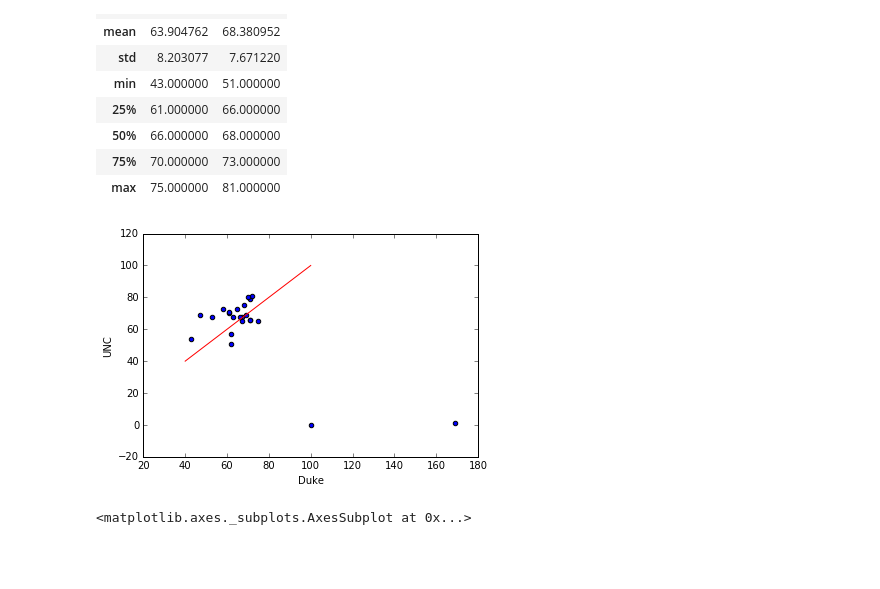
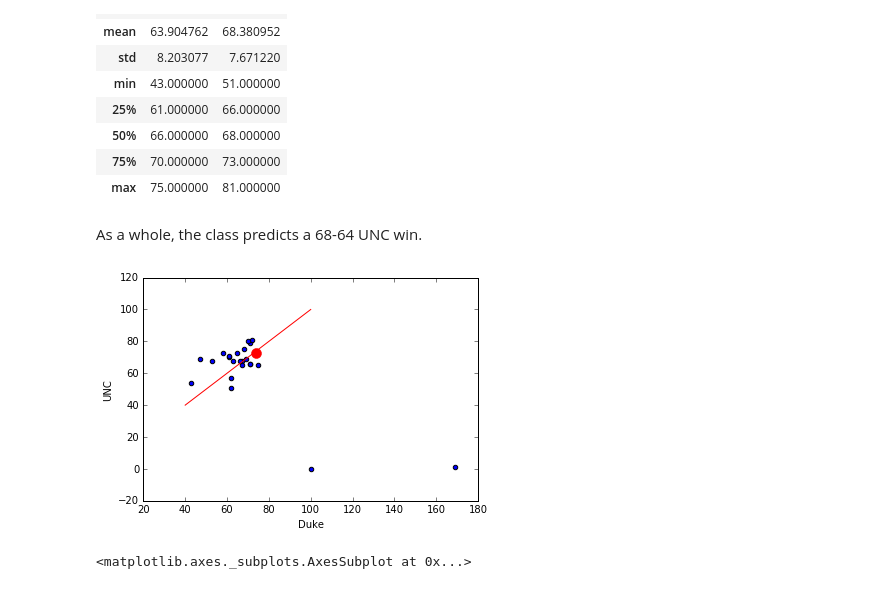
Before and after one commit to cczysz/nc-bb, a Jupyter notebook: SmithBasketball.ipynb, the cells around one changed output. Drawn from its saved outputs; the diff is of its cells as text; code cells hidden in the pictures; blank space fills up the shorter version.

```diff
--- a/SmithBasketball.ipynb
+++ b/SmithBasketball.ipynb
@@ -5,6 +5,9 @@ import scipy
 from pandas import *
 import matplotlib.pyplot as plt
 %matplotlib inline
+# %%
+final_UNC = 73
+final_Duke = 74
 # %%
 all_scores = {'Duke' : [], 'UNC' : []}
 with open('all_predictions.csv', 'r') as csvfile:
@@ -72,12 +73,15 @@ out_rm_df.describe()
 | 50% | 66.000000 | 68.000000 |
 | 75% | 70.000000 | 73.000000 |
 | max | 75.000000 | 81.000000 |
+# %% [markdown]
+As a whole, the class predicts a 68-64 UNC win.
 # %%
 alldf.plot(kind="scatter", x='Duke', y='UNC')
 plt.plot([40,100],[40,100], 'r-')
+plt.plot([final_Duke],[final_UNC],'r.', markersize=20)
 plt.show()
 # %% [output]
-[figure, old version]
+[figure, new version]
 # %%
 alldf.plot(kind="box")
 # %% [output]
```
Also changed, not shown: parts of 8 cells of this notebook.
